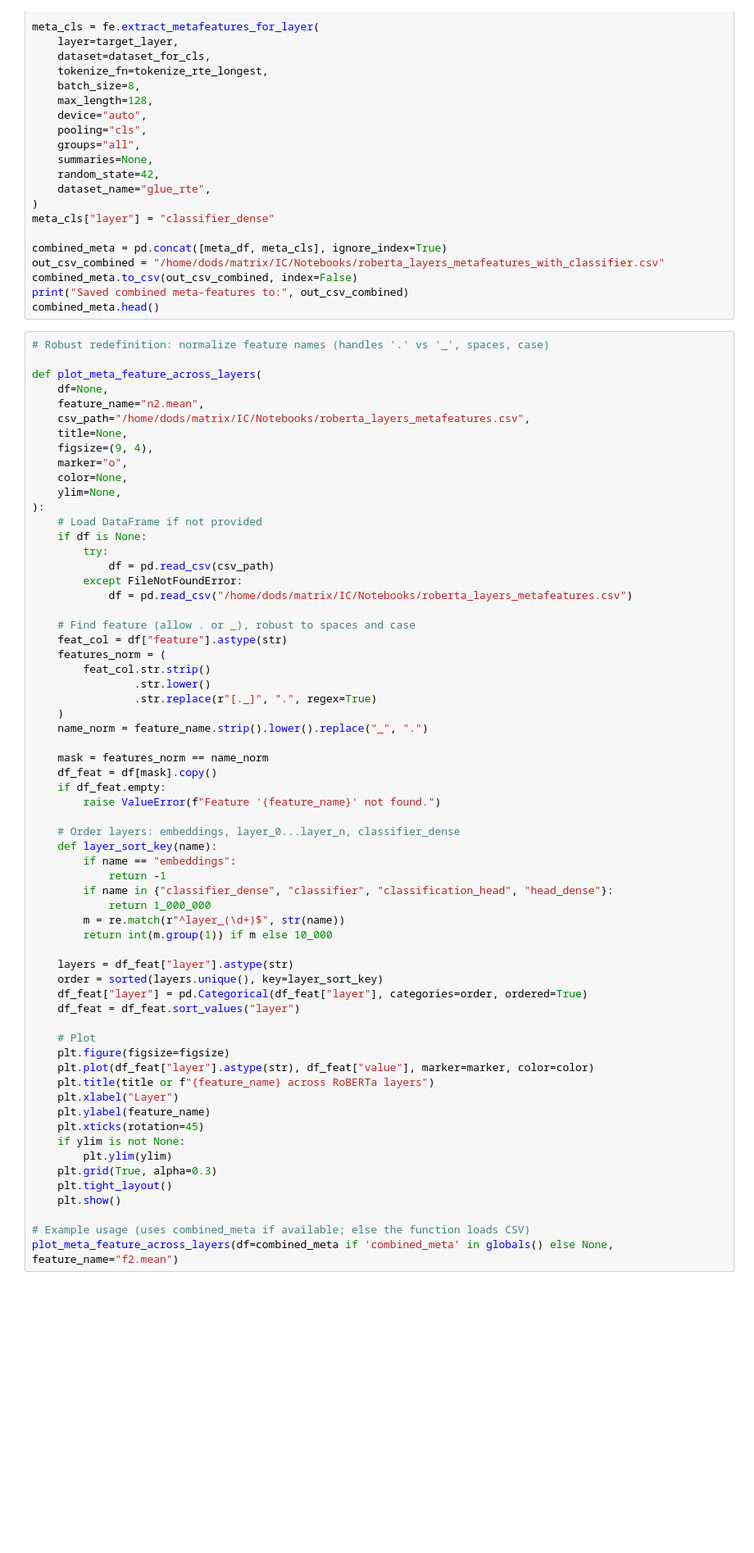
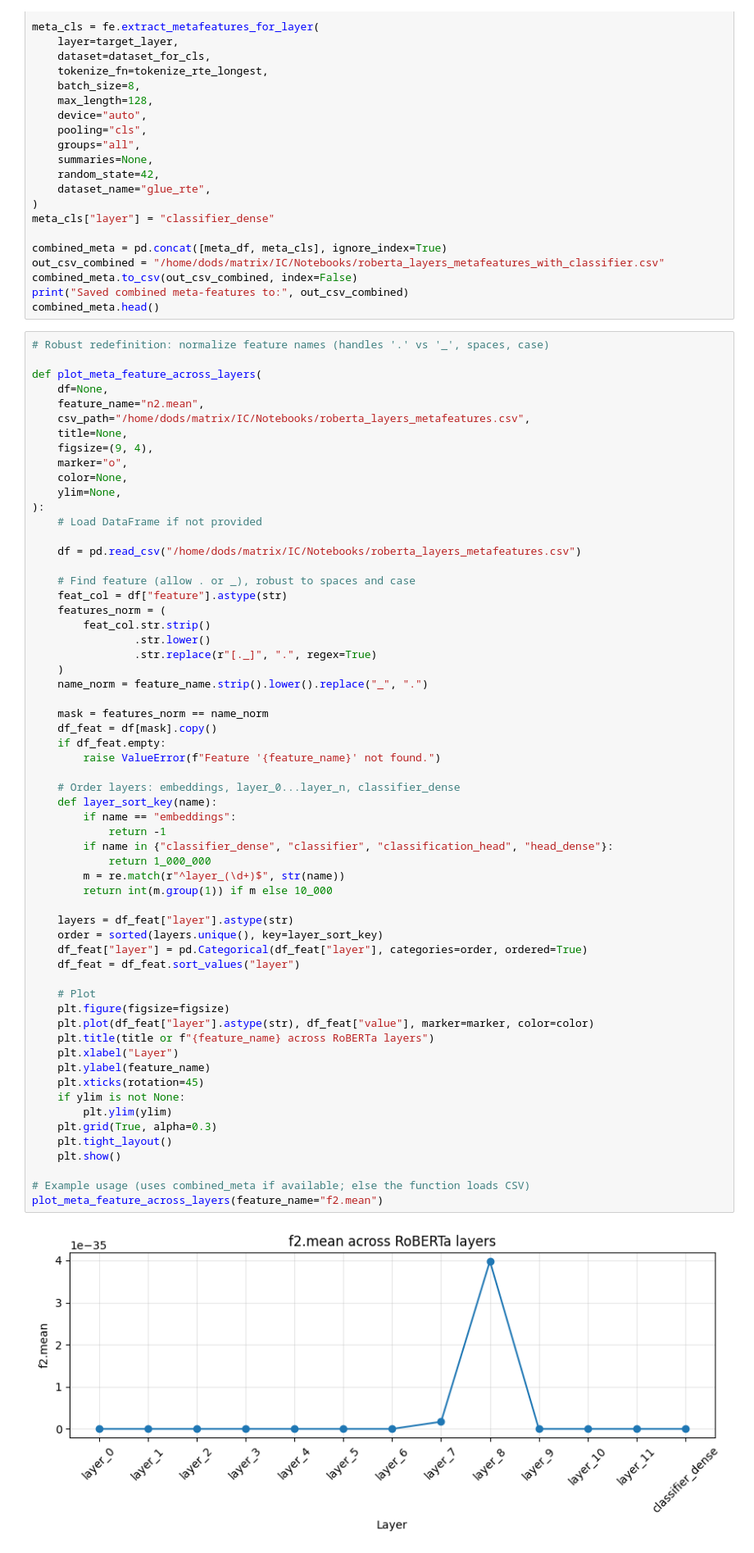
Before and after one commit to DouglasBergamim/unstructured-data-metafeatures, a Jupyter notebook: Notebooks/features_by_layers.ipynb, the cells around one changed output. Shown at 82% size. Drawn from its saved outputs; the diff is of its cells as text; blank space fills up the shorter version.

```diff
--- a/Notebooks/features_by_layers.ipynb
+++ b/Notebooks/features_by_layers.ipynb
@@ -507,11 +525,8 @@ def plot_meta_feature_across_layers(
     ylim=None,
 ):
     # Load DataFrame if not provided
-    if df is None:
-        try:
-            df = pd.read_csv(csv_path)
-        except FileNotFoundError:
-            df = pd.read_csv("/home/dods/matrix/IC/Notebooks/roberta_layers_metafeatures.csv")
+
+    df = pd.read_csv("/home/dods/matrix/IC/Notebooks/roberta_layers_metafeatures.csv")
 
     # Find feature (allow . or _), robust to spaces and case
     feat_col = df["feature"].astype(str)
@@ -528,31 +543,33 @@ def plot_meta_feature_across_layers(
         raise ValueError(f"Feature '{feature_name}' not found.")
 
     # Order layers: embeddings, layer_0...layer_n, classifier_dense
     def layer_sort_key(name):
         if name == "embeddings":
             return -1
         if name in {"classifier_dense", "classifier", "classification_head", "head_dense"}:
             return 1_000_000
         m = re.match(r"^layer_(\d+)$", str(name))
         return int(m.group(1)) if m else 10_000
 
     layers = df_feat["layer"].astype(str)
     order = sorted(layers.unique(), key=layer_sort_key)
     df_feat["layer"] = pd.Categorical(df_feat["layer"], categories=order, ordered=True)
     df_feat = df_feat.sort_values("layer")
 
     # Plot
     plt.figure(figsize=figsize)
     plt.plot(df_feat["layer"].astype(str), df_feat["value"], marker=marker, color=color)
     plt.title(title or f"{feature_name} across RoBERTa layers")
     plt.xlabel("Layer")
     plt.ylabel(feature_name)
     plt.xticks(rotation=45)
     if ylim is not None:
         plt.ylim(ylim)
     plt.grid(True, alpha=0.3)
     plt.tight_layout()
     plt.show()
 
 # Example usage (uses combined_meta if available; else the function loads CSV)
-plot_meta_feature_across_layers(df=combined_meta if 'combined_meta' in globals() else None, feature_name="f2.mean")
+plot_meta_feature_across_layers(feature_name="f2.mean")
+# %% [output]
+[figure, added]
```
Also changed, not shown: parts of 2 cells of this notebook.
